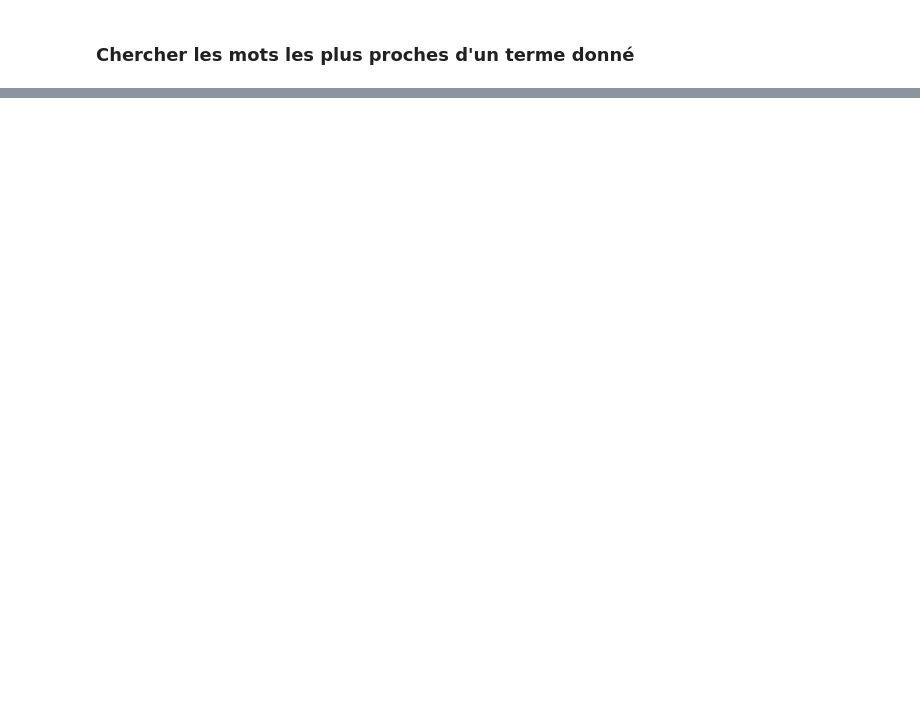
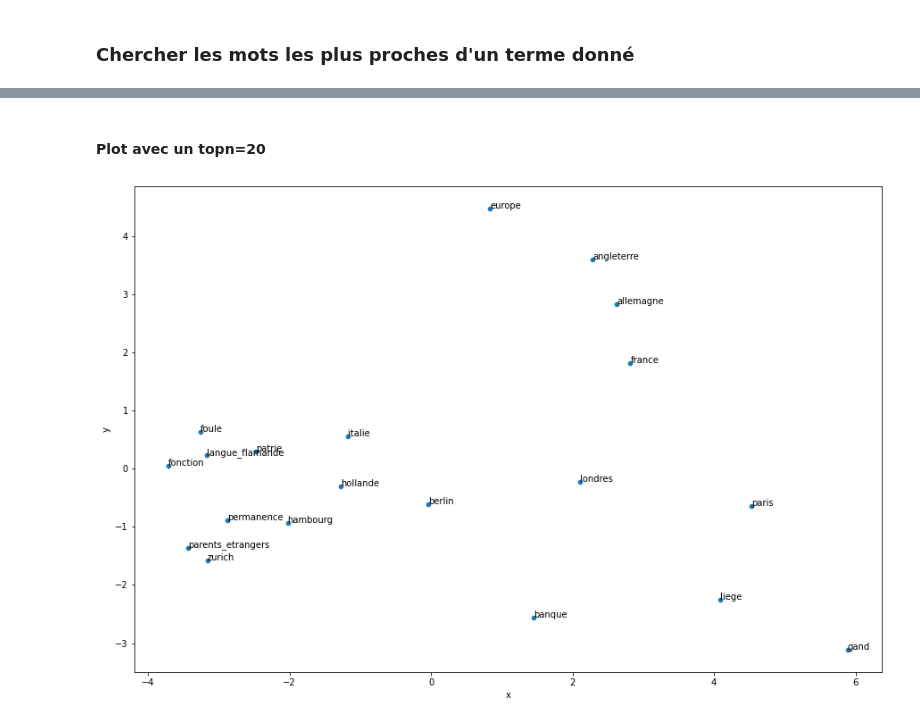
Before and after one commit to MariCanizo/tac, a Jupyter notebook: tp3/WordEmbeddings.ipynb, the cells around one changed output, grey strips where cells are left out. Drawn from its saved outputs; the diff is of its cells as text; code cells hidden in the pictures; blank space fills up the shorter version.

Commit message:
Plot Word2Vec charts

```diff
--- a/tp3/WordEmbeddings.ipynb
+++ b/tp3/WordEmbeddings.ipynb
@@ -137,0 +200,10 @@ print(model.wv.most_similar(positive=['bruxelles', 'france'], negative=['belgiqu
+# %%
+# Here it is interesting to change the word, and the topn to see a differents results in chart
+#word_list = dict(model.wv.most_similar("belgique", topn=20)).keys()
+word_list = dict(model.wv.most_similar("belgique", topn=10)).keys()
+
+# Loop to save each most_similar topn10 vector
+word_vectors = {}
+for word in word_list:
+    vectors = model.wv[word]
+    word_vectors[word] = vectors
@@ -137,0 +271,9 @@ print(model.wv.most_similar(positive=['bruxelles', 'france'], negative=['belgiqu
+# %% [markdown]
+#### Plot avec un topn=20
+# %%
+plot_2d_representation_of_words(
+    word_list = word_list,
+    word_vectors = word_vectors,
+    flip_y_axis = False)
+# %% [output]
+[figure, added]
```
Also changed, not shown: parts of 28 cells of this notebook.
